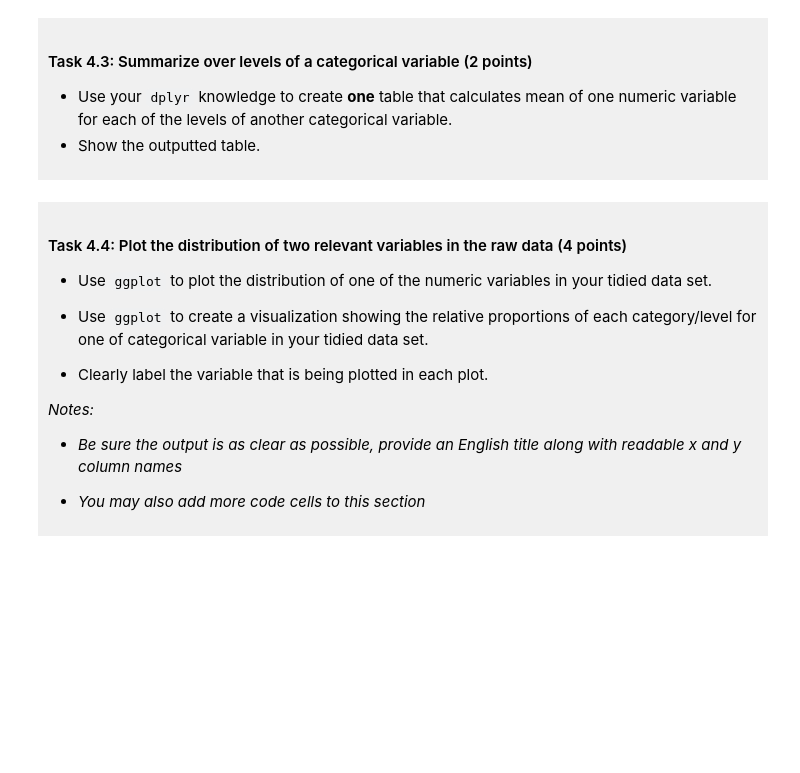
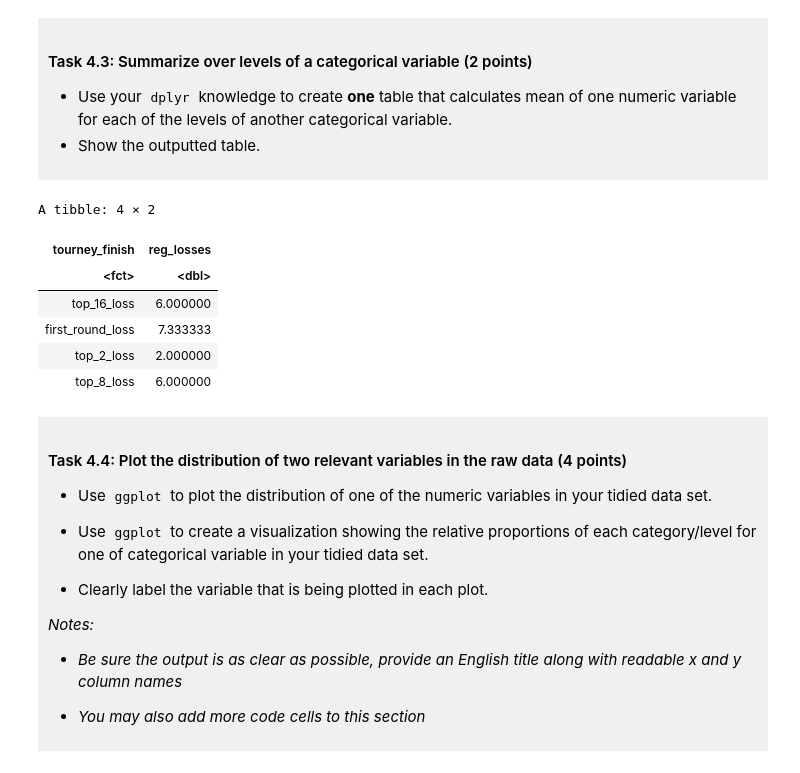
Before and after one commit to melodyl000/DSCI-Project-Melody, a Jupyter notebook: dsci-100-project-notebook.ipynb, the cells around one changed output. Saved outputs shown, nothing was run; the diff lists cells and outputs as text; code cells hidden in the pictures; blank space fills up the shorter version.

```diff
--- a/dsci-100-project-notebook.ipynb
+++ b/dsci-100-project-notebook.ipynb
@@ -303,7 +303,18 @@ A matrix: 6 × 3 of type lgl
 - Show the outputted table.
 </div>
 # %%
-### EDIT THIS CODE CELL ###
+basketball_summary<-basketball_tidy|>
+                        group_by(tourney_finish)|>
+                        summarize(reg_losses=mean(reg_losses))
+basketball_summary
+# %% [output]
+A tibble: 4 × 2
+| tourney_finish | reg_losses |
+| <fct> | <dbl> |
+| top_16_loss | 6.000000 |
+| first_round_loss | 7.333333 |
+| top_2_loss | 2.000000 |
+| top_8_loss | 6.000000 |
 # %% [markdown]
 <div style="background-color: #f0f0f0; padding: 10px;">
 
```
